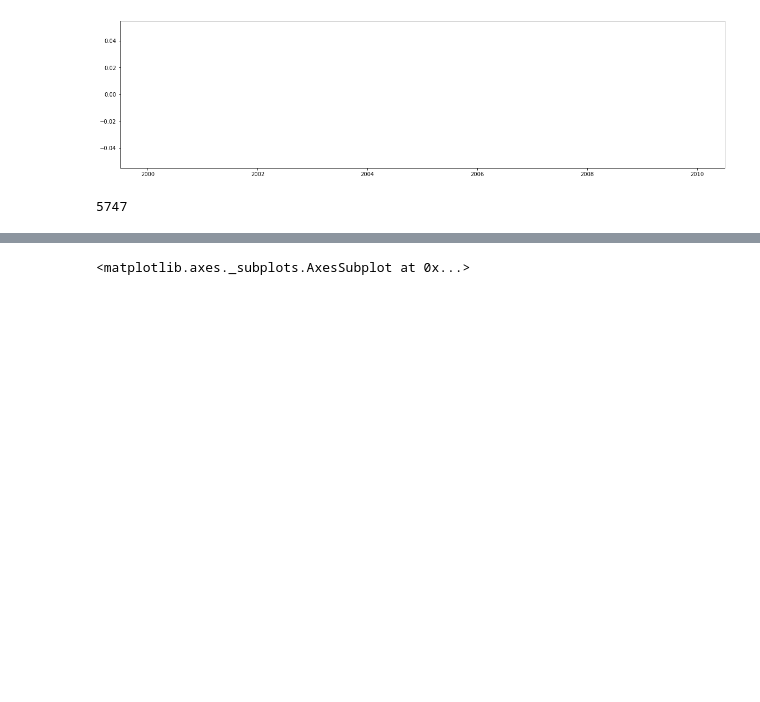
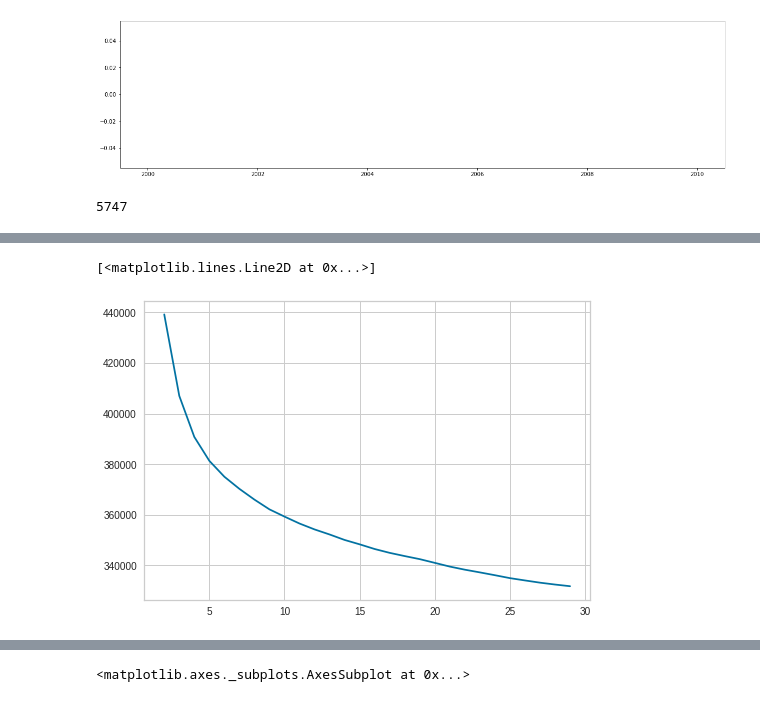
Before and after one commit to chojaeyoon/404, a Jupyter notebook: 식민지/멤제이/LG_EDA(사용시간_패턴).ipynb, the cells around one changed output, grey strips where cells are left out. Drawn from its saved outputs; the diff is of its cells as text; code cells hidden in the pictures; blank space fills up the shorter version.

```diff
--- a/식민지/멤제이/LG_EDA(사용시간_패턴).ipynb
+++ b/식민지/멤제이/LG_EDA(사용시간_패턴).ipynb
@@ -344,0 +332,15 @@ test_time.to_csv("테스트_err_2시간간격.csv")
+# %%
+inertia_arr = []
+k_range = range(2,30)
+
+for k in k_range:
+  ks = KMeans(n_clusters = k, random_state = 42)
+  ks.fit(train_time_series2)
+  ins = ks.inertia_
+
+  inertia_arr.append(ins)
+# %%
+plt.plot(k_range, inertia_arr)
+# %% [output]
+[<matplotlib.lines.Line2D at 0x...>]
+[figure, added]
```
Also changed, not shown: parts of 25 cells of this notebook, 1 other file.
